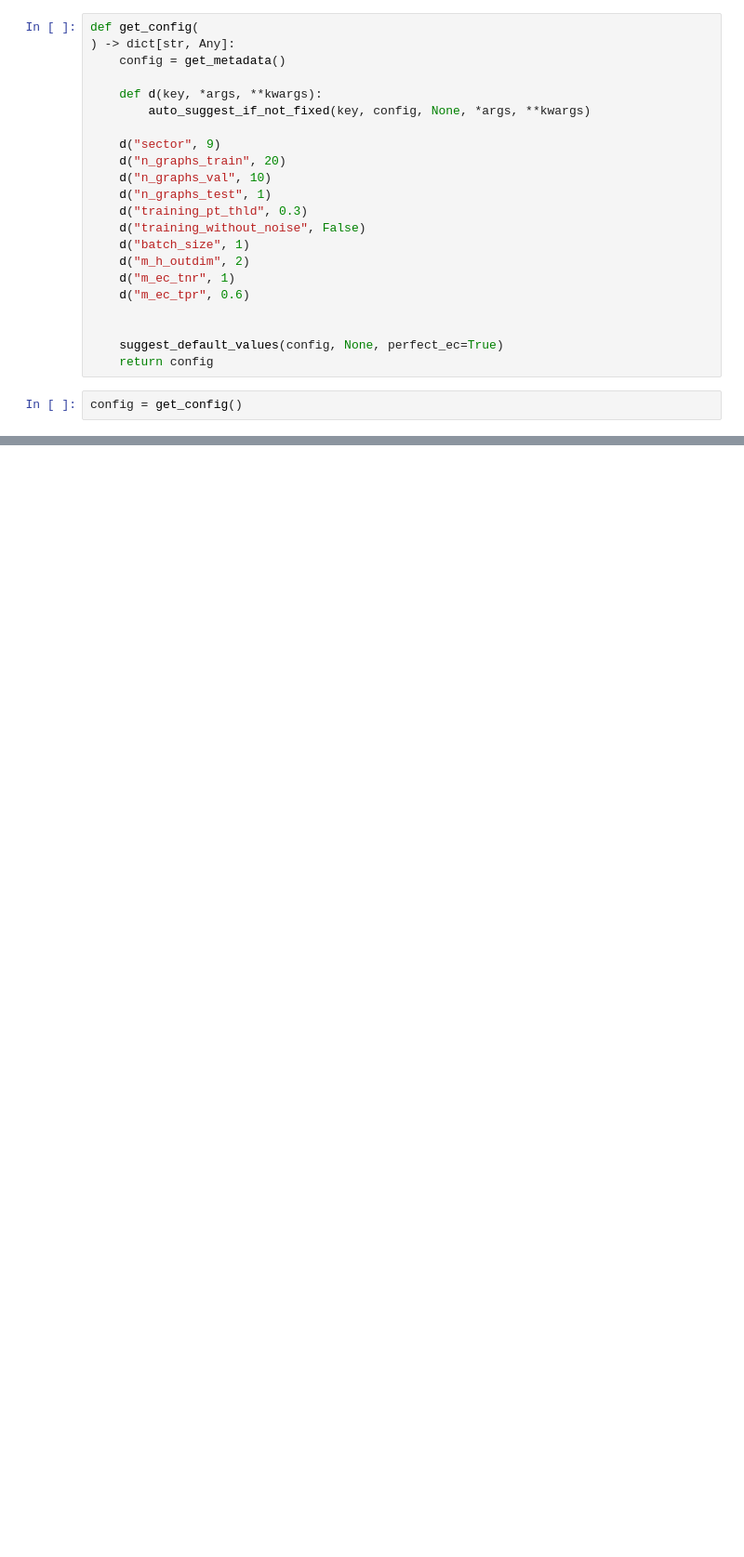
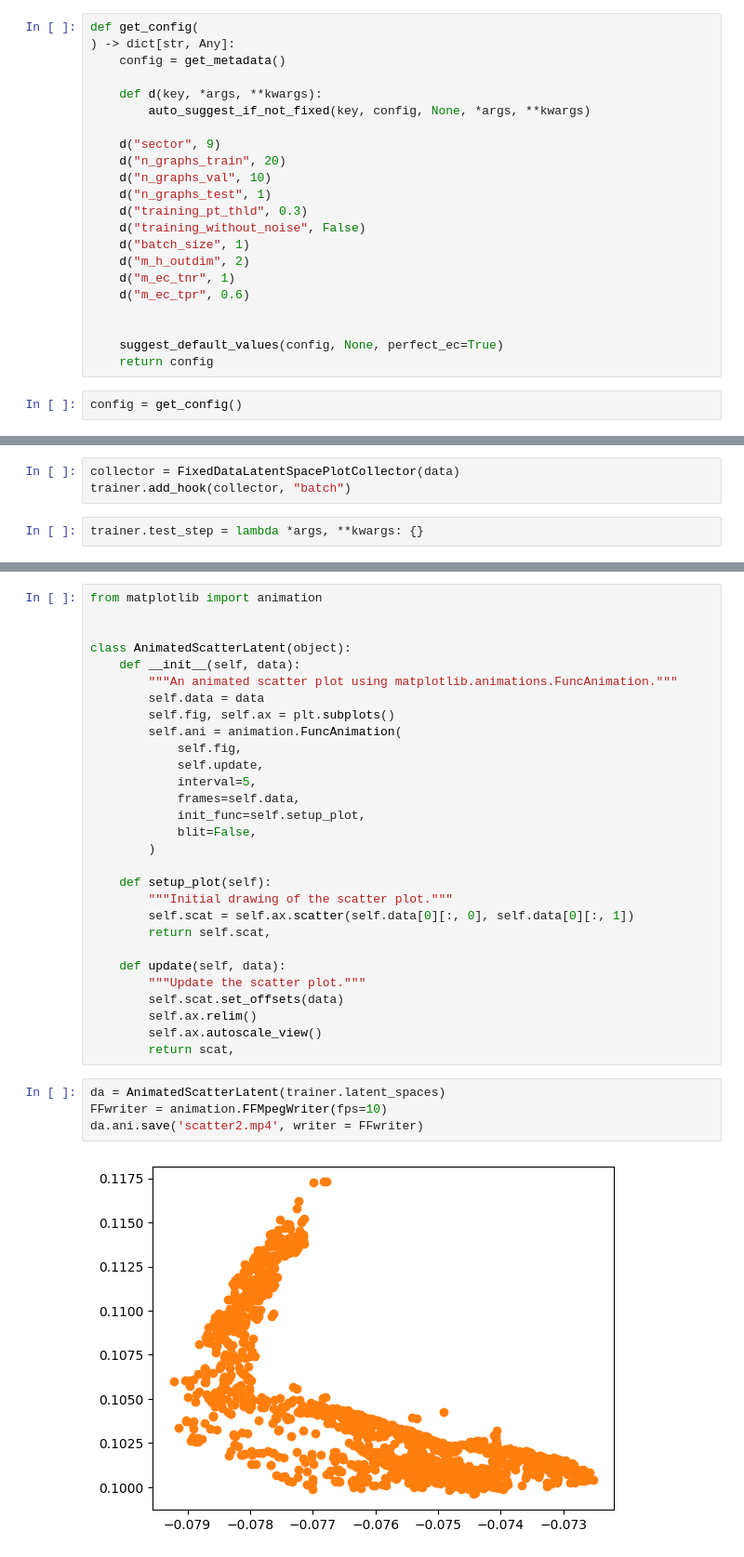
Before and after one commit to gnn-tracking/klieret-gnn-tracking-experiments, a Jupyter notebook: notebooks/train_with_truth_cuts.ipynb, the cells around one changed output, grey strips where cells are left out. Shown: that part at 93% size. Cells and saved outputs as stored; diff of their text form; blank space fills up the shorter version.

Commit message:
Adventures in animation

```diff
--- a/notebooks/train_with_truth_cuts.ipynb
+++ b/notebooks/train_with_truth_cuts.ipynb
@@ -95 +139,6 @@ INFO: Using device cpu
+# %%
+collector = FixedDataLatentSpacePlotCollector(data)
+trainer.add_hook(collector, "batch")
+# %%
+trainer.test_step = lambda *args, **kwargs: {}
 # %%
@@ -130,0 +215,35 @@ x = model_output["x"]
+# %%
+from matplotlib import animation
+
+
+class AnimatedScatterLatent(object):
+    def __init__(self, data):
+        """An animated scatter plot using matplotlib.animations.FuncAnimation."""
+        self.data = data
+        self.fig, self.ax = plt.subplots()
+        self.ani = animation.FuncAnimation(
+            self.fig,
+            self.update,
+            interval=5,
+            frames=self.data,
+            init_func=self.setup_plot,
+            blit=False,
+        )
+
+    def setup_plot(self):
+        """Initial drawing of the scatter plot."""
+        self.scat = self.ax.scatter(self.data[0][:, 0], self.data[0][:, 1])
+        return self.scat,
+
+    def update(self, data):
+        """Update the scatter plot."""
+        self.scat.set_offsets(data)
+        self.ax.relim()
+        self.ax.autoscale_view()
+        return scat,
+# %%
+da = AnimatedScatterLatent(trainer.latent_spaces)
+FFwriter = animation.FFMpegWriter(fps=10)
+da.ani.save('scatter2.mp4', writer = FFwriter)
+# %% [output]
+[figure, added]
```
Also changed, not shown: parts of 15 cells of this notebook.
